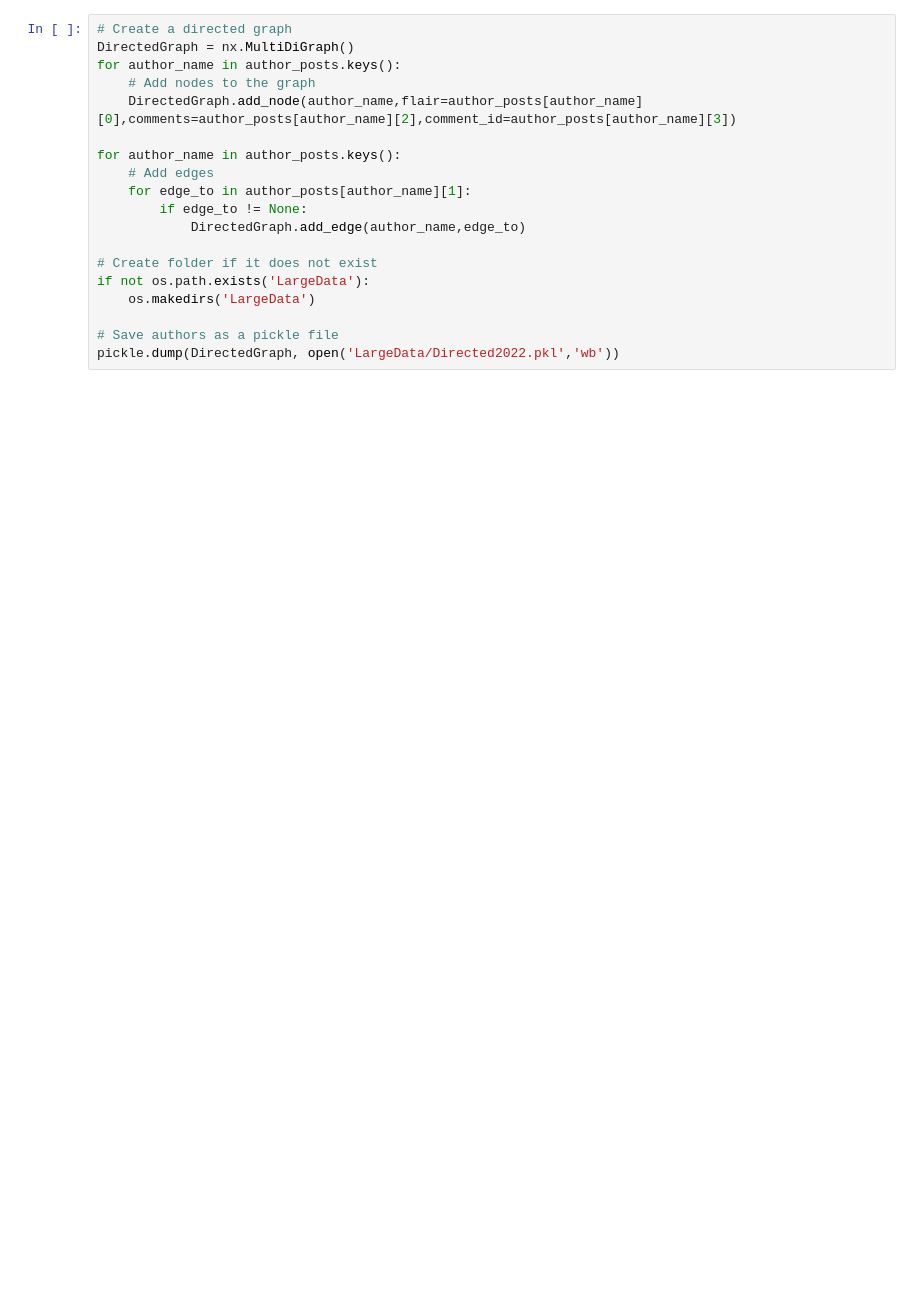
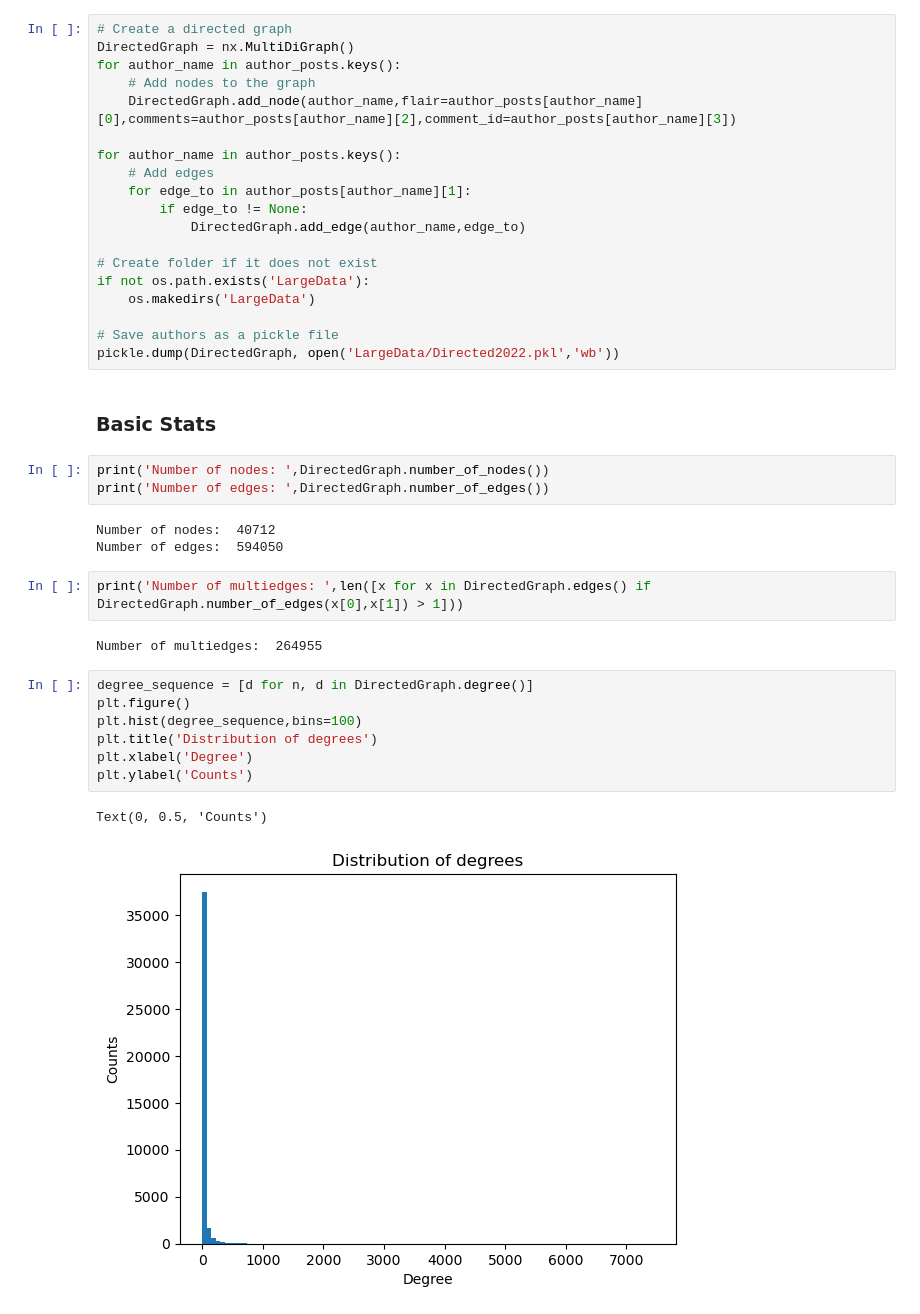
Before and after one commit to luchsonice/MBTI, a Jupyter notebook: BuildNetwork.ipynb, the cells around one changed output. Cells and saved outputs as stored; diff of their text form; blank space fills up the shorter version.

Commit message:
stats

```diff
--- a/BuildNetwork.ipynb
+++ b/BuildNetwork.ipynb
@@ -51,3 +54,25 @@ if not os.path.exists('LargeData'):
 
 # Save authors as a pickle file
 pickle.dump(DirectedGraph, open('LargeData/Directed2022.pkl','wb'))
+# %% [markdown]
+### Basic Stats
+# %%
+print('Number of nodes: ',DirectedGraph.number_of_nodes())
+print('Number of edges: ',DirectedGraph.number_of_edges())
+# %% [output]
+Number of nodes:  40712
+Number of edges:  594050
+# %%
+print('Number of multiedges: ',len([x for x in DirectedGraph.edges() if DirectedGraph.number_of_edges(x[0],x[1]) > 1]))
+# %% [output]
+Number of multiedges:  264955
+# %%
+degree_sequence = [d for n, d in DirectedGraph.degree()]
+plt.figure()
+plt.hist(degree_sequence,bins=100)
+plt.title('Distribution of degrees')
+plt.xlabel('Degree')
+plt.ylabel('Counts')
+# %% [output]
+Text(0, 0.5, 'Counts')
+[figure, added]
```
Also changed, not shown: parts of 7 cells of this notebook.
